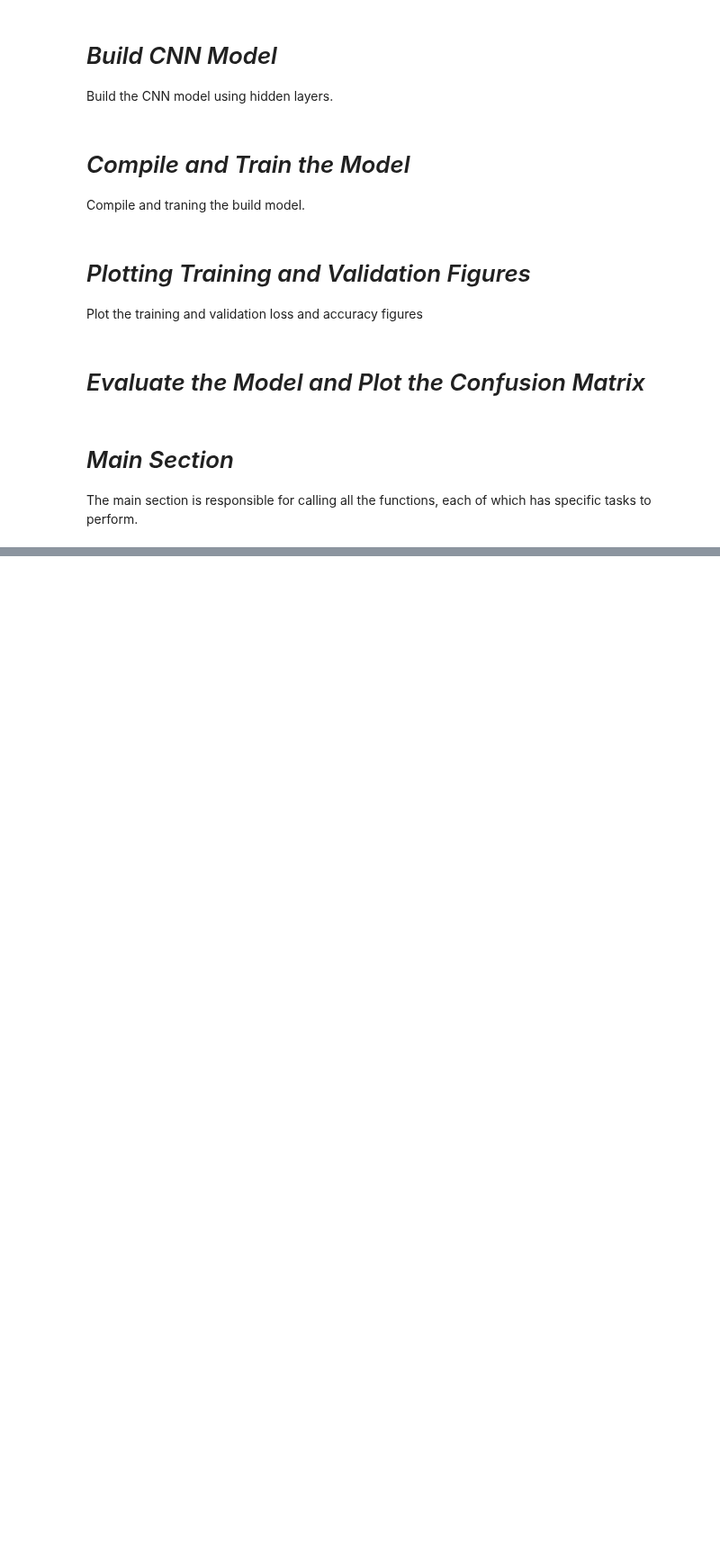
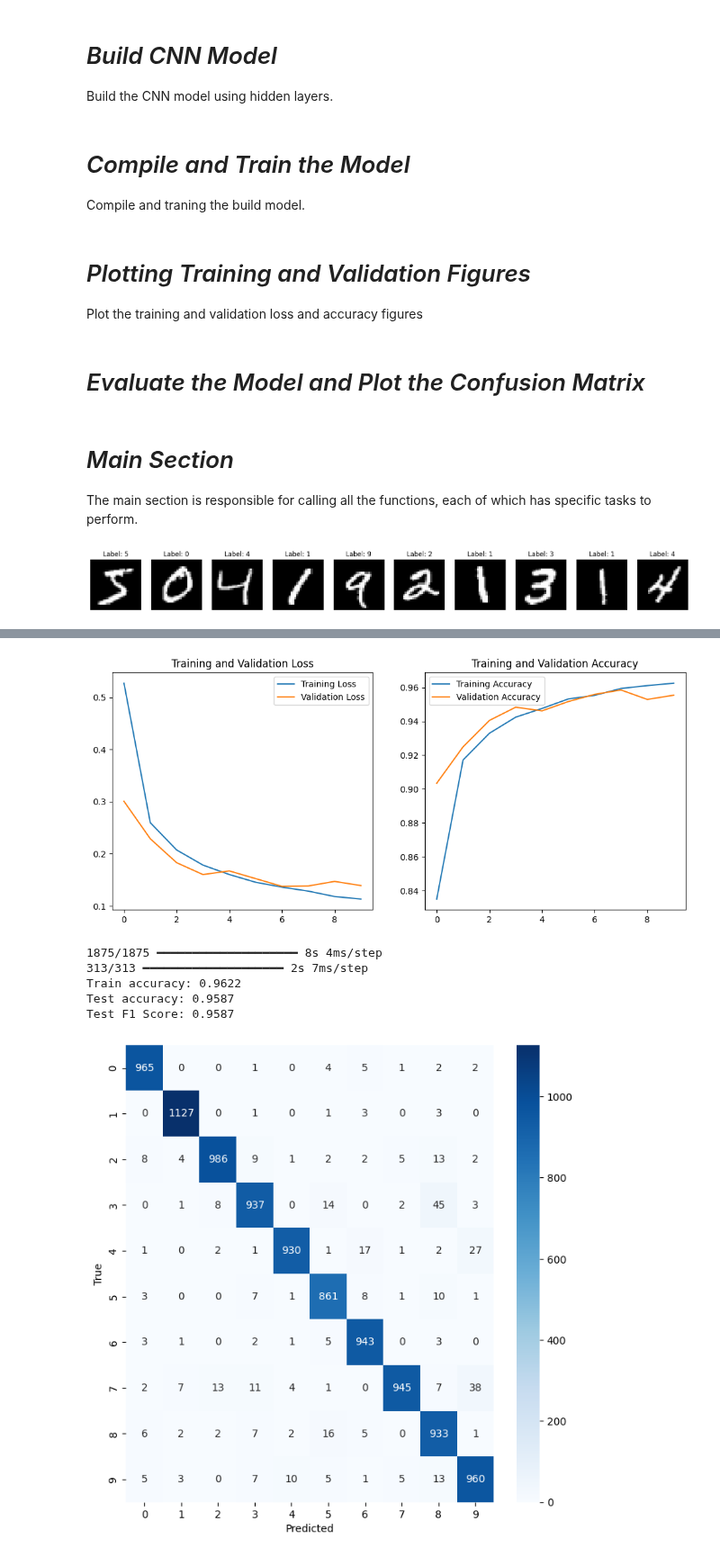
Before and after one commit to MikaParssinen/Applied-Machine-Learning, a Jupyter notebook: INL3/Code/Deep_Learning_CNN.ipynb, the cells around one changed output, grey strips where cells are left out. Shown at 90% size. Saved outputs shown, nothing was run; the diff lists cells and outputs as text; code cells hidden in the pictures; blank space fills up the shorter version.

Commit message:
Finished first try at CNN

```diff
--- a/INL3/Code/Deep_Learning_CNN.ipynb
+++ b/INL3/Code/Deep_Learning_CNN.ipynb
@@ -109,7 +118,7 @@ Instruction:
     - Start with convolutional layer where 'input_shape' should be set to (28, 28, 1) to match the shape of the MNIST images.
     - It's ideal to start with a kernel filter size of (3, 3) and explore using more filters as needed.
     - Use necessary activation function in each layer.
-    - Use max pooling layers to reduce the spatial dimensions of your output volume after the convolutional layers.
+    - Use max pooling layers to reduce the spatial dimensions of your output volume after the convolutional
     - Use a flatten layer to transform the 2D feature maps into a 1D feature vector before feeding it into the dense layer.
     - Continue adding dense layers reducing the number of neurons in each subsequent layer.
     - Apply L2 regularization if necessary to the layer to help prevent overfitting during training.
@@ -122,7 +131,18 @@ def build_cnn_model():
 
     # Write code here----
 
-    return # Return the build model.
+    model = Sequential()
+    model.add(Conv2D(1, (3, 3), activation="relu", input_shape=(28, 28, 1)))
+    model.add(MaxPooling2D((2, 2)))
+    model.add(Conv2D(1, (3, 3), activation='relu'))
+    model.add(MaxPooling2D((2, 2)))
+    model.add(Flatten())
+    model.add(Dense(120, activation='relu'))
+    model.add(Dense(84, activation='relu'))
+    model.add(Dense(10, activation='softmax'))
+
+
+    return model # Return the build model.
 # %% [markdown]
 # *Compile and Train the Model*
 
@@ -139,7 +159,7 @@ Instruction:
     - logging training metrics, or stopping the training process early if the model is not improving.
 """
 
-def compile_and_train(): # Insert parameters name
+def compile_and_train(model, x_train, y_train): # Insert parameters name
 
     """----- Optional Task - Declare callbacks.-----
     Instruction:
@@ -149,6 +169,7 @@ def compile_and_train(): # Insert parameters name
     """
     # Write code here----
 
+    reduce_lr = ReduceLROnPlateau(monitor='val_loss', factor=0.1, patience=5)
 
     # End optional task
 
@@ -159,7 +180,7 @@ def compile_and_train(): # Insert parameters name
     """
     # Write code here----
 
-
+    model.compile(optimizer='adam', loss='categorical_crossentropy', metrics=['accuracy'])
 
     """----- Task 2 - Fit Function.------
     Instruction:
@@ -169,9 +190,11 @@ def compile_and_train(): # Insert parameters name
         - Don't forget to split the dataset for validation.
     """
     # Write code here----
+    x_train, x_valid, y_train, y_valid = train_test_split(x_train, y_train, test_size=0.2, random_state=42)
 
+    history = model.fit(x_train, y_train, epochs=10, validation_data=(x_valid, y_valid), callbacks=[reduce_lr])
 
-    return # Return "history" variable.
+    return history # Return "history" variable.
 # %% [markdown]
 # *Plotting Training and Validation Figures*
 
@@ -251,7 +274,7 @@ Instruction:
 """
 # Write code here----
 
-
+x_train, y_train, x_test, y_test = load_data()
 
 """----- Task 2: First 10 Images Visualization------
 Instruction:
@@ -264,7 +287,7 @@ Instruction:
 """
 # Write code here----
 
-
+plot_first_ten_images(x_train, y_train)
 
 """----- Task 3: Prepare Datset--------
 Instruction:
@@ -279,7 +302,7 @@ Instruction:
 """
 # Write code here----
 
-
+x_train_flat, x_test_flat, y_train_encoded, y_test_encoded = prepare_data(x_train, x_test, y_train, y_test)
 
 """----- Task 4: Build the model------
 Instruction:
@@ -288,7 +311,7 @@ Instruction:
 """
 # Write code here----
 
-
+model = build_cnn_model()
 
 """----- Task 5: Compile and Train------
 Instruction:
@@ -300,32 +323,36 @@ Instruction:
     - This function will first compile the model with the necessary configurations and then fit the model on the training data.
     - The output "history" object will contain information about the training process, such as loss and accuracy for each epoch.
     - Execute the following line of code to start the compilation and training process:
 """
 # Write code here----
 
-
+history = compile_and_train(model, x_train_flat, y_train_encoded)
 
 """----- Task 6: Plotting Training Metrics------
 Instruction:
     - Call the "plot_metrics()" function to visualize the training and validation metrics.
     - Pass the 'history' object, which contains the training history of the model, as an argument to the function.
     - This function will generate plots for both the loss and accuracy of the model during training.
     - It helps to assess the model's performance and to identify if the model is overfitting or underfitting.
 """
 # Write code here----
 
-
+plot_metrics(history)
 
 """----- Task 7: Model Evaluation and Confusion Matrix Visualization-----
 Instruction:
     - Call the "evaluate_and_confusion_matrix()" function to evaluate the model's performance on both the training and testing data.
     - This function will also plot the confusion matrix for the test data, providing insight into the model's classification accuracy across different classes.
     - The function takes the following parameters:
        - 'model': The trained ANN model.
        - 'x_train_flat': The flattened training data features.
        - 'y_train_encoded': The one-hot encoded training data labels.
        - 'x_test_flat': The flattened testing data features.
        - 'y_test_encoded': The one-hot encoded testing data labels.
     - After execution, the function will display the training and test accuracy and plot the confusion matrix.
 """
 # Write code here----
+
+evaluate_and_confusion_matrix(model, x_train_flat, y_train_encoded, x_test_flat, y_test_encoded)
+# %% [output]
+[figure, added]
@@ -331,0 +379,7 @@ Instruction:
+[figure, added]
+1875/1875 ━━━━━━━━━━━━━━━━━━━━ 8s 4ms/step
+313/313 ━━━━━━━━━━━━━━━━━━━━ 2s 7ms/step
+Train accuracy: 0.9622
+Test accuracy: 0.9587
+Test F1 Score: 0.9587
+[figure, added]
```
Also changed, not shown: parts of 3 cells of this notebook.
